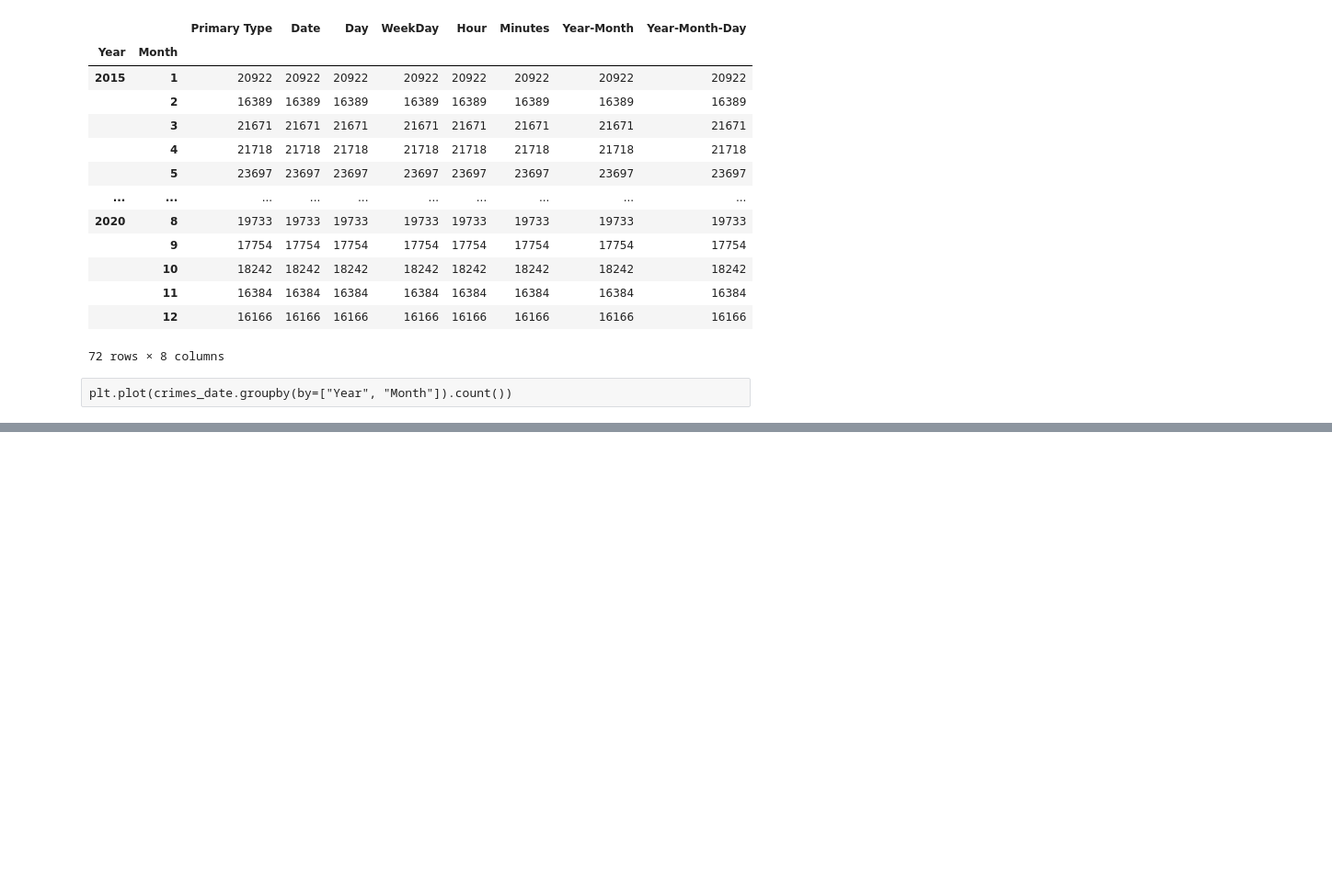
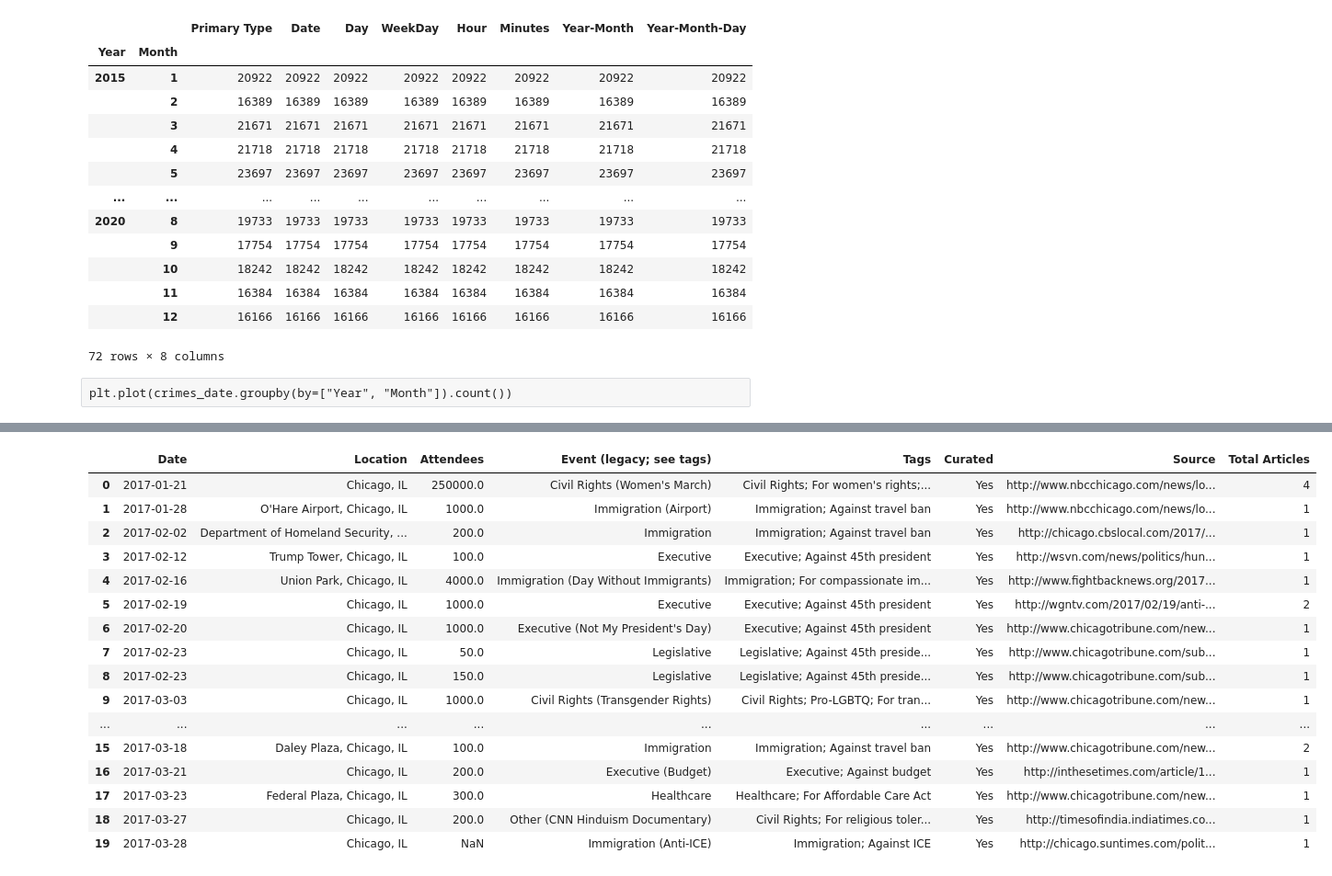
Before and after one commit to leo-cavalcante/crimes-in-chicago, a Jupyter notebook: Time Analysis.ipynb, the cells around one changed output, grey strips where cells are left out. Shown at 92% size. Saved outputs shown, nothing was run; the diff lists cells and outputs as text; code cells hidden in the pictures; blank space fills up the shorter version.

```diff
--- a/Time Analysis.ipynb
+++ b/Time Analysis.ipynb
@@ -407,0 +410,3 @@ plt.plot(crimes_date.groupby(by=["Year", "Month"]).count())
+# %%
+protests_usa = pd.read_csv("/Users/oleoaraujo/Desktop/Crimes-in-Chicago/protests_usa.csv")
+protests_usa.head()
@@ -407,0 +420,22 @@ plt.plot(crimes_date.groupby(by=["Year", "Month"]).count())
+# %%
+protests_chicago = protests_usa[protests_usa.Location.str.contains("Chicago")]
+protests_chicago.reset_index(drop=True, inplace=True)
+protests_chicago.head(20)
+# %% [output]
+|  | Date | Location | Attendees | Event (legacy; see tags) | Tags | Curated | Source | Total Articles |
+| 0 | 2017-01-21 | Chicago, IL | 250000.0 | Civil Rights (Women's March) | Civil Rights; For women's rights;... | Yes | http://www.nbcchicago.com/news/lo... | 4 |
+| 1 | 2017-01-28 | O'Hare Airport, Chicago, IL | 1000.0 | Immigration (Airport) | Immigration; Against travel ban | Yes | http://www.nbcchicago.com/news/lo... | 1 |
+| 2 | 2017-02-02 | Department of Homeland Security, ... | 200.0 | Immigration | Immigration; Against travel ban | Yes | http://chicago.cbslocal.com/2017/... | 1 |
+| 3 | 2017-02-12 | Trump Tower, Chicago, IL | 100.0 | Executive | Executive; Against 45th president | Yes | http://wsvn.com/news/politics/hun... | 1 |
+| 4 | 2017-02-16 | Union Park, Chicago, IL | 4000.0 | Immigration (Day Without Immigrants) | Immigration; For compassionate im... | Yes | http://www.fightbacknews.org/2017... | 1 |
+| 5 | 2017-02-19 | Chicago, IL | 1000.0 | Executive | Executive; Against 45th president | Yes | http://wgntv.com/2017/02/19/anti-... | 2 |
+| 6 | 2017-02-20 | Chicago, IL | 1000.0 | Executive (Not My President's Day) | Executive; Against 45th president | Yes | http://www.chicagotribune.com/new... | 1 |
+| 7 | 2017-02-23 | Chicago, IL | 50.0 | Legislative | Legislative; Against 45th preside... | Yes | http://www.chicagotribune.com/sub... | 1 |
+| 8 | 2017-02-23 | Chicago, IL | 150.0 | Legislative | Legislative; Against 45th preside... | Yes | http://www.chicagotribune.com/sub... | 1 |
+| 9 | 2017-03-03 | Chicago, IL | 1000.0 | Civil Rights (Transgender Rights) | Civil Rights; Pro-LGBTQ; For tran... | Yes | http://www.chicagotribune.com/new... | 1 |
+| ... | ... | ... | ... | ... | ... | ... | ... | ... |
+| 15 | 2017-03-18 | Daley Plaza, Chicago, IL | 100.0 | Immigration | Immigration; Against travel ban | Yes | http://www.chicagotribune.com/new... | 2 |
+| 16 | 2017-03-21 | Chicago, IL | 200.0 | Executive (Budget) | Executive; Against budget | Yes | http://inthesetimes.com/article/1... | 1 |
+| 17 | 2017-03-23 | Federal Plaza, Chicago, IL | 300.0 | Healthcare | Healthcare; For Affordable Care Act | Yes | http://www.chicagotribune.com/new... | 1 |
+| 18 | 2017-03-27 | Chicago, IL | 200.0 | Other (CNN Hinduism Documentary) | Civil Rights; For religious toler... | Yes | http://timesofindia.indiatimes.co... | 1 |
+| 19 | 2017-03-28 | Chicago, IL | NaN | Immigration (Anti-ICE) | Immigration; Against ICE | Yes | http://chicago.suntimes.com/polit... | 1 |
```
Also changed, not shown: parts of 12 cells of this notebook.
